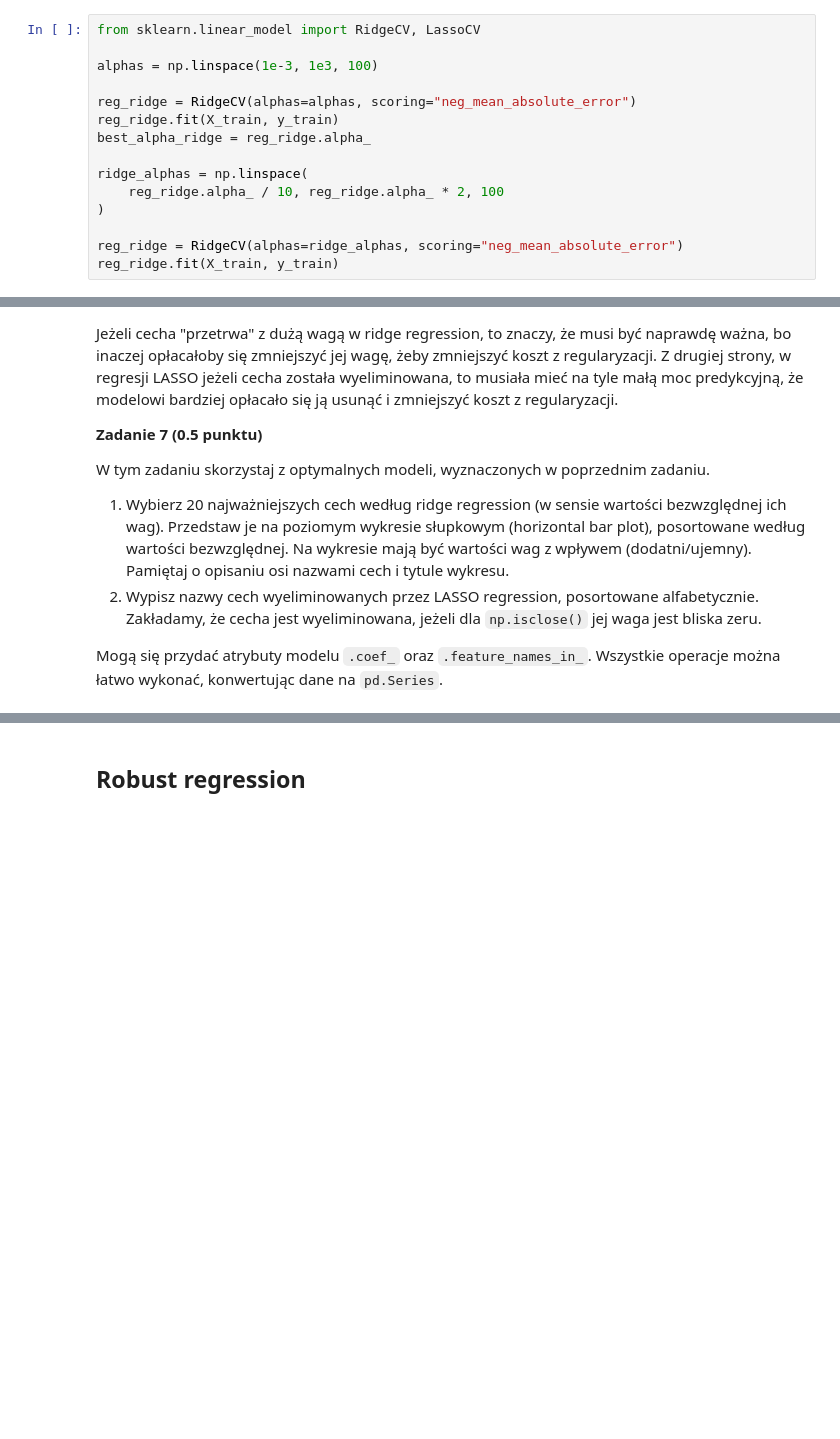
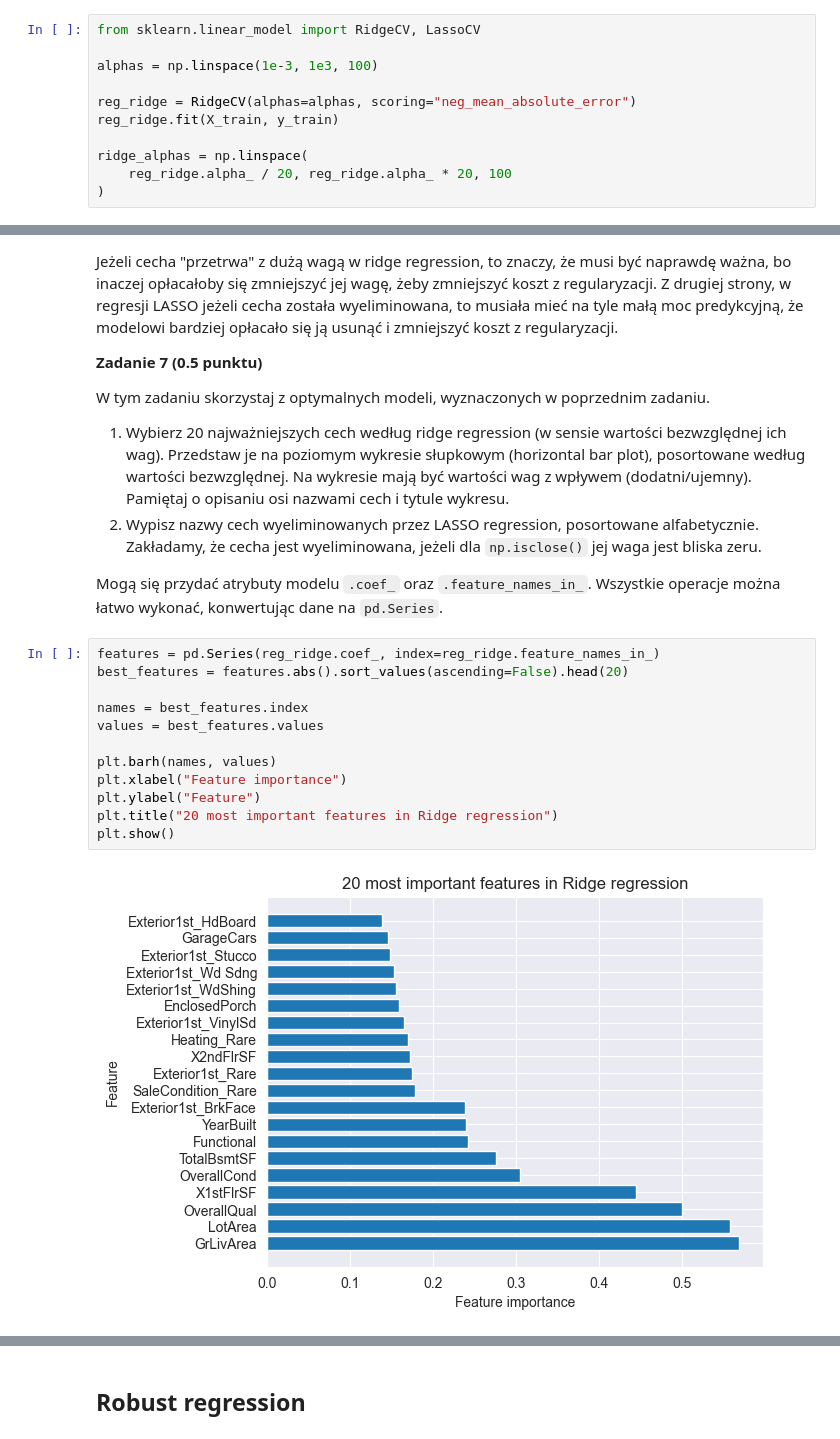
Before and after one commit to MarcinSerafin03/basics-of-machine-learning, a Jupyter notebook: lab1/notebook.ipynb, the cells around one changed output, grey strips where cells are left out. Cells and saved outputs as stored; diff of their text form; blank space fills up the shorter version.

```diff
--- a/lab1/notebook.ipynb
+++ b/lab1/notebook.ipynb
@@ -612,11 +612,7 @@ alphas = np.linspace(1e-3, 1e3, 100)
 
 reg_ridge = RidgeCV(alphas=alphas, scoring="neg_mean_absolute_error")
 reg_ridge.fit(X_train, y_train)
-best_alpha_ridge = reg_ridge.alpha_
 
 ridge_alphas = np.linspace(
-    reg_ridge.alpha_ / 10, reg_ridge.alpha_ * 2, 100
+    reg_ridge.alpha_ / 20, reg_ridge.alpha_ * 20, 100
 )
-
-reg_ridge = RidgeCV(alphas=ridge_alphas, scoring="neg_mean_absolute_error")
-reg_ridge.fit(X_train, y_train)
@@ -691,3 +671,17 @@ W tym zadaniu skorzystaj z optymalnych modeli, wyznaczonych w poprzednim zadaniu
 2. Wypisz nazwy cech wyeliminowanych przez LASSO regression, posortowane alfabetycznie. Zakładamy, że cecha jest wyeliminowana, jeżeli dla `np.isclose()` jej waga jest bliska zeru.
 
 Mogą się przydać atrybuty modelu `.coef_` oraz `.feature_names_in_`. Wszystkie operacje można łatwo wykonać, konwertując dane na `pd.Series`.
+# %%
+features = pd.Series(reg_ridge.coef_, index=reg_ridge.feature_names_in_)
+best_features = features.abs().sort_values(ascending=False).head(20)
+
+names = best_features.index
+values = best_features.values
+
+plt.barh(names, values)
+plt.xlabel("Feature importance")
+plt.ylabel("Feature")
+plt.title("20 most important features in Ridge regression")
+plt.show()
+# %% [output]
+[figure, added]
```
Also changed, not shown: parts of 17 cells of this notebook.
